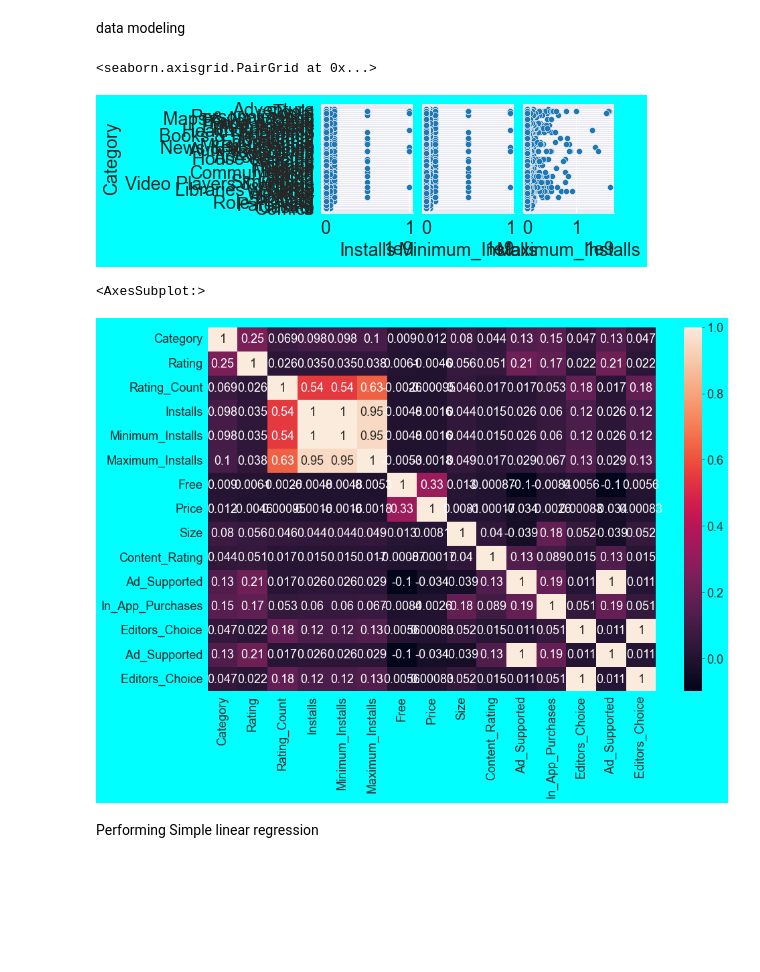
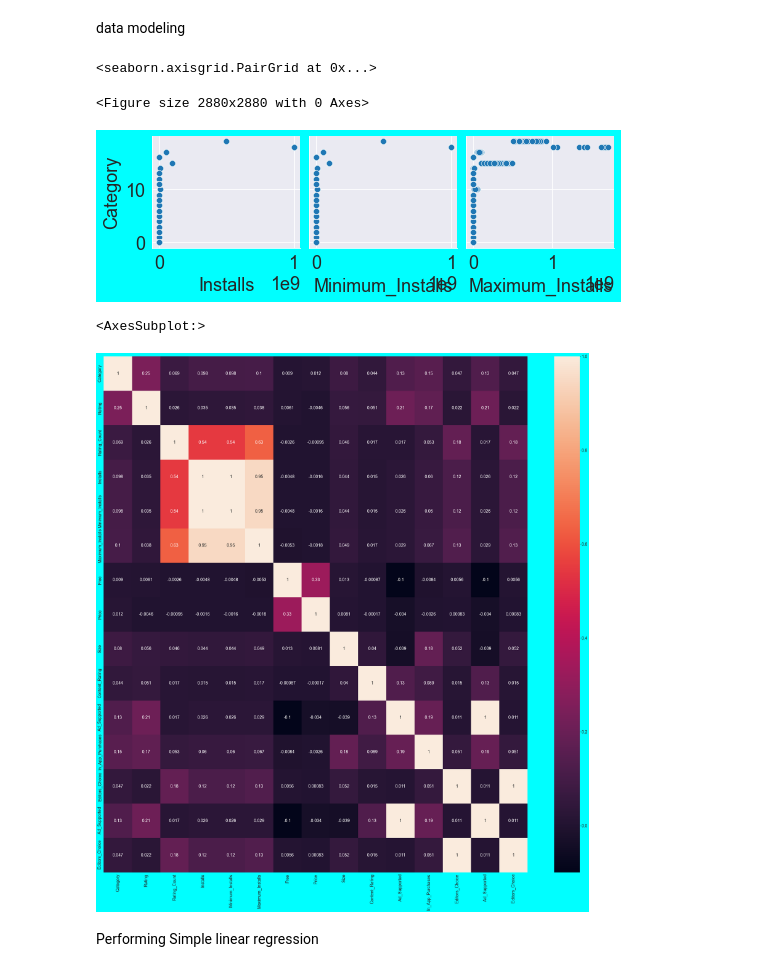
Before and after one commit to emojiworld777/google-playstore, a Jupyter notebook: edasatvik-checkpoint.ipynb, the cells around one changed output. Saved outputs shown, nothing was run; the diff lists cells and outputs as text; code cells hidden in the pictures; blank space fills up the shorter version.

```diff
--- a/edasatvik-checkpoint.ipynb
+++ b/edasatvik-checkpoint.ipynb
@@ -836,10 +836,12 @@ plt.show()
 data modeling
 # %%
 # sns.regplot(x = 'Category', y = 'Installs',data = df)
+plt.figure(figsize=(40,40))
 sns.pairplot(data =df, x_vars = ['Installs', 'Minimum_Installs','Maximum_Installs'], y_vars= 'Category')
 # %% [output]
 <seaborn.axisgrid.PairGrid at 0x...>
+<Figure size 2880x2880 with 0 Axes>
-[figure, old version]
+[figure, new version]
 # %%
 df['Category'] = pd.factorize(df['Category'])[0].astype(int)
 df['Free'] = pd.factorize(df['Free'])[0].astype(int)
@@ -853,10 +855,11 @@ df['In_App_Purchases'] = pd.factorize(df['In_App_Purchases'])[0].astype(int)
 # df['Free'] = pd.factorize(df['Free'])[0].astype(int)
 # df['Content_Rating'] = pd.factorize(df['Content_Rating'])[0].astype(int)
 df.corr()
+plt.figure(figsize=(40,40))
 sns.heatmap(df.corr(),annot = True)
 # %% [output]
 <AxesSubplot:>
-[figure, old version]
+[figure, new version]
 # %% [markdown]
 Performing Simple linear regression
 # %%
```
Also changed, not shown: parts of 4 cells of this notebook.
